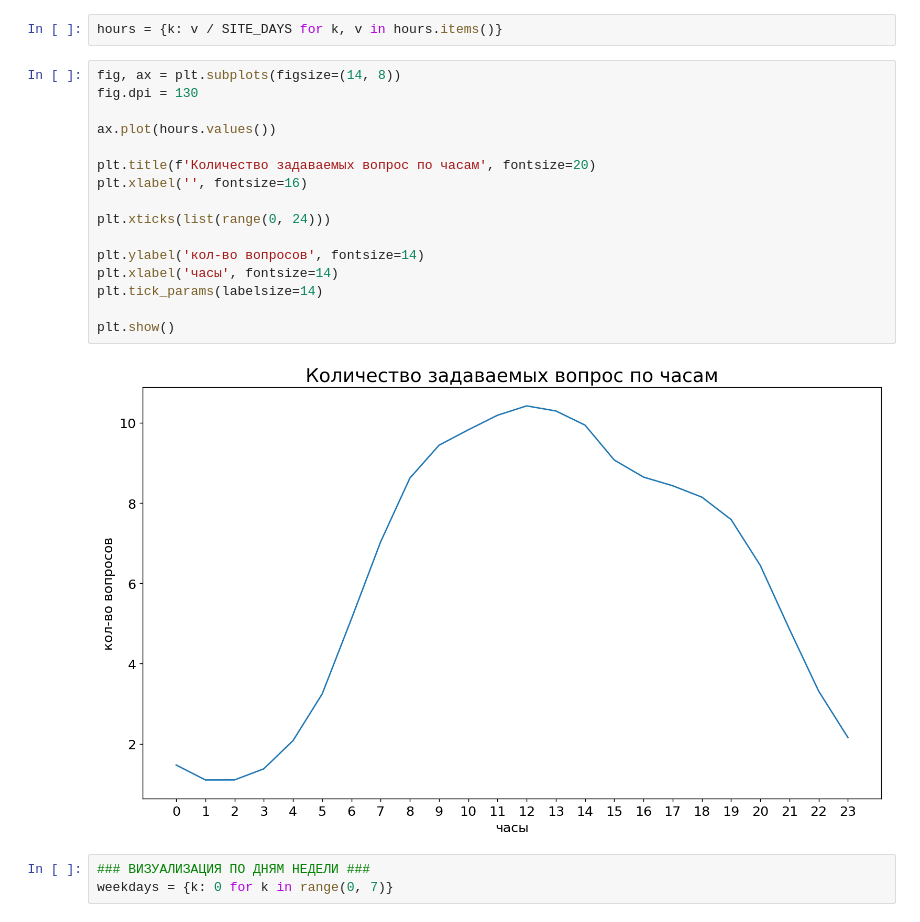
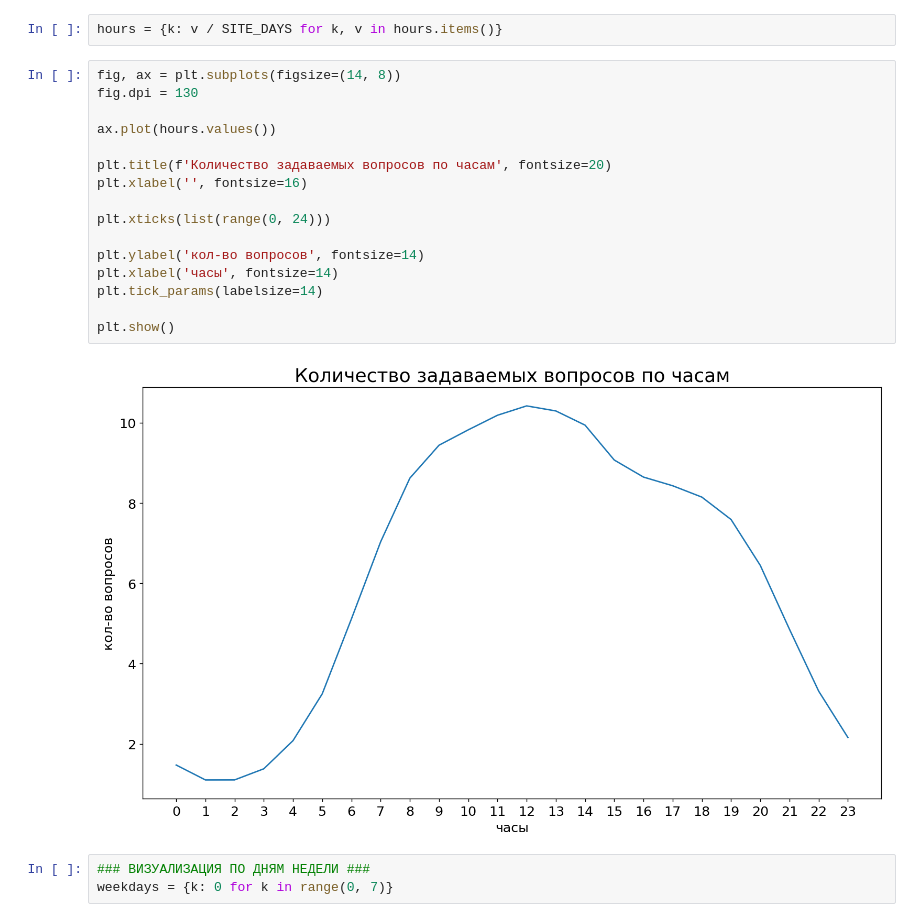
Before and after one commit to wchistow/ruSO-visual, a Jupyter notebook: src/questions.ipynb, the cells around one changed output. Cells and saved outputs as stored; diff of their text form.

```diff
--- a/src/questions.ipynb
+++ b/src/questions.ipynb
@@ -28,21 +28,21 @@ hours = {k: v / SITE_DAYS for k, v in hours.items()}
 # %%
 fig, ax = plt.subplots(figsize=(14, 8))
 fig.dpi = 130
 
 ax.plot(hours.values())
 
-plt.title(f'Количество задаваемых вопрос по часам', fontsize=20)
+plt.title(f'Количество задаваемых вопросов по часам', fontsize=20)
 plt.xlabel('', fontsize=16)
 
 plt.xticks(list(range(0, 24)))
 
 plt.ylabel('кол-во вопросов', fontsize=14)
 plt.xlabel('часы', fontsize=14)
 plt.tick_params(labelsize=14)
 
 plt.show()
 # %% [output]
-[figure, old version]
+[figure, new version]
 # %%
 ### ВИЗУАЛИЗАЦИЯ ПО ДНЯМ НЕДЕЛИ ###
 weekdays = {k: 0 for k in range(0, 7)}
```
Also changed, not shown: parts of 2 cells of this notebook, 3 other files.
